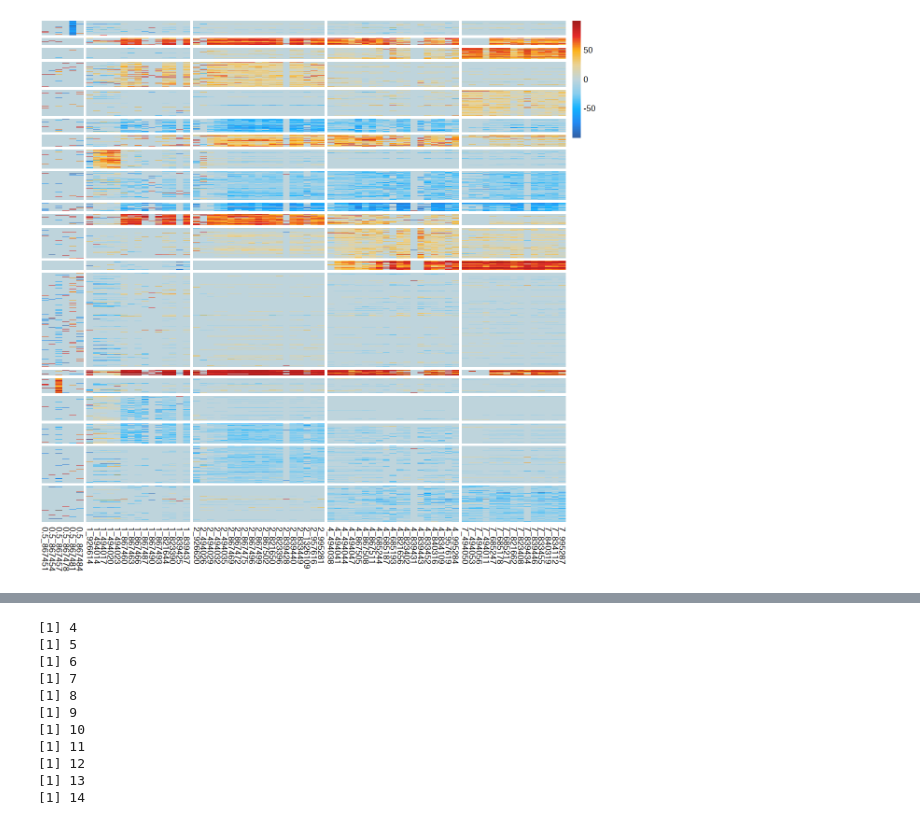
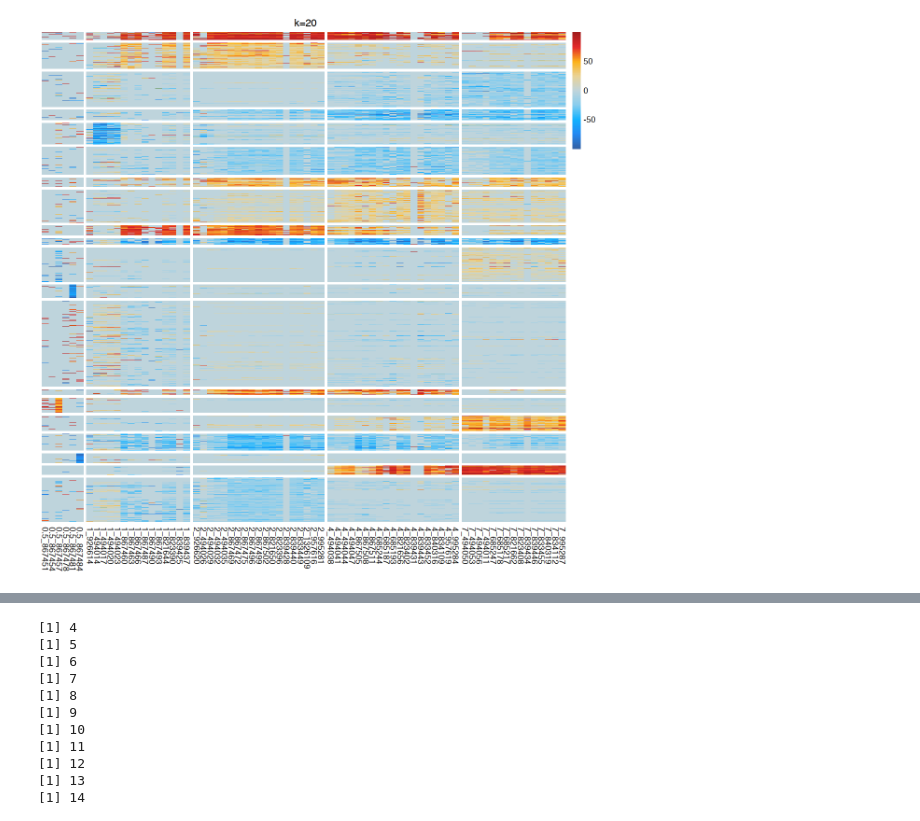
Before and after one commit to biomystery/covid-project, a Jupyter notebook: notebooks/02.clustering.ipynb, the cells around one changed output, grey strips where cells are left out. Drawn from its saved outputs; the diff is of its cells as text; code cells hidden in the pictures.

```diff
--- a/notebooks/02.clustering.ipynb
+++ b/notebooks/02.clustering.ipynb
@@ -38,18 +42,19 @@ pal_atac <- colorRampPalette(c("#3361A5", "#248AF3", "#14B3FF", "#88CEEF", "#C1D
 # %%
 options(repr.plot.width = 10, repr.plot.height = 10)
-doKmeans = function(dat_ = dat, k = 20,...) {
-
+pal_atac <- colorRampPalette(c("#3361A5", "#248AF3", "#14B3FF", "#88CEEF", "#C1D5DC",
+    "#EAD397", "#FDB31A", "#E42A2A", "#A31D1D"))(100)
+doKmeans = function(dat_ = dat, k = 20, ...) {
     km_rc = KMeans_rcpp(dat_, clusters = k, num_init = 5, max_iters = 100, initializer = "optimal_init",
         verbose = F)
     row.ord <- (dat_ %>% rownames)[order(km_rc$clusters)]
     row.gap <- km_rc$clusters[order(km_rc$clusters)] %>% table %>% cumsum
     col.gap = dat_ %>% colnames %>% sapply(., function(x) (strsplit(x, split = "_") %>%
         unlist)[1]) %>% table %>% cumsum
 
-    pheatmap(dat_[row.ord %>% as.integer, ], gaps_row = row.gap, gaps_col = col.gap,
-        scale = "none", color = pal_atac, cluster_rows = F, cluster_cols = F, show_rownames = F,
-        ...)
+    pheatmap(dat_[row.ord, ], gaps_row = row.gap, gaps_col = col.gap, scale = "none",
+        color = pal_atac, cluster_rows = F, cluster_cols = F, show_rownames = F,
+        main = paste0("k=", k), ...)
 }
 doKmeans()
 # %% [output]
-[figure, old version]
+[figure, new version]
```
Also changed, not shown: parts of 14 cells of this notebook, 1 other file.
